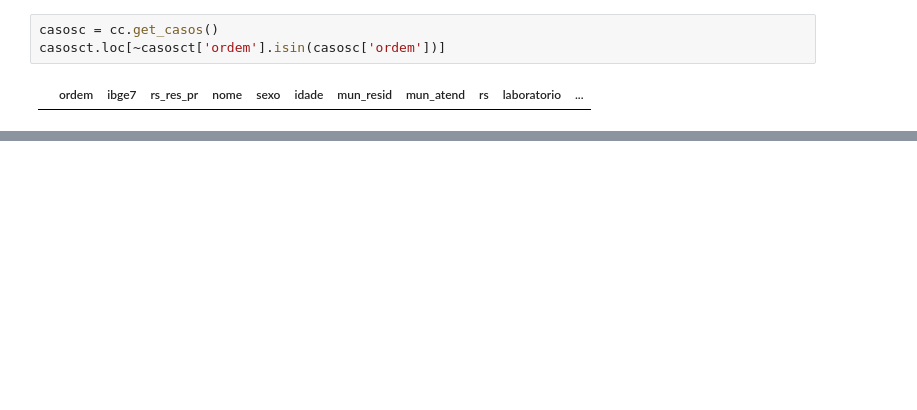
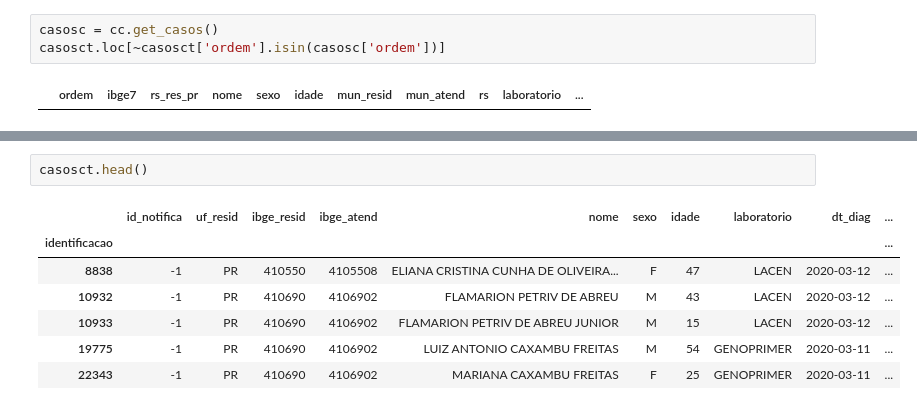
Before and after one commit to vinnylg/covid19datascience, a Jupyter notebook: notebooks/merge_access.ipynb, the cells around one changed output, grey strips where cells are left out. Drawn from its saved outputs; the diff is of its cells as text; blank space fills up the shorter version.

```diff
--- a/notebooks/merge_access.ipynb
+++ b/notebooks/merge_access.ipynb
@@ -335,0 +267,10 @@ reading from Casos confirmados PR.xlsx time elepsed:00:05:56
+# %%
+casosct.head()
+# %% [output]
+|  | id_notifica | uf_resid | ibge_resid | ibge_atend | nome | sexo | idade | laboratorio | dt_diag | ... |
+| identificacao |  |  |  |  |  |  |  |  |  | ... |
+| 8838 | -1 | PR | 410550 | 4105508 | ELIANA CRISTINA CUNHA DE OLIVEIRA... | F | 47 | LACEN | 2020-03-12 | ... |
+| 10932 | -1 | PR | 410690 | 4106902 | FLAMARION PETRIV DE ABREU | M | 43 | LACEN | 2020-03-12 | ... |
+| 10933 | -1 | PR | 410690 | 4106902 | FLAMARION PETRIV DE ABREU JUNIOR | M | 15 | LACEN | 2020-03-12 | ... |
+| 19775 | -1 | PR | 410690 | 4106902 | LUIZ ANTONIO CAXAMBU FREITAS | M | 54 | GENOPRIMER | 2020-03-11 | ... |
+| 22343 | -1 | PR | 410690 | 4106902 | MARIANA CAXAMBU FREITAS | F | 25 | GENOPRIMER | 2020-03-11 | ... |
```
Also changed, not shown: parts of 29 cells of this notebook, 9 other files.
